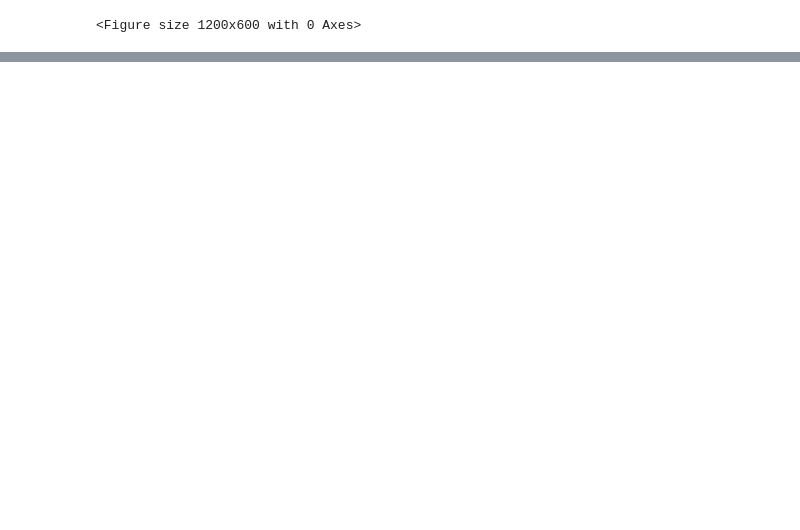
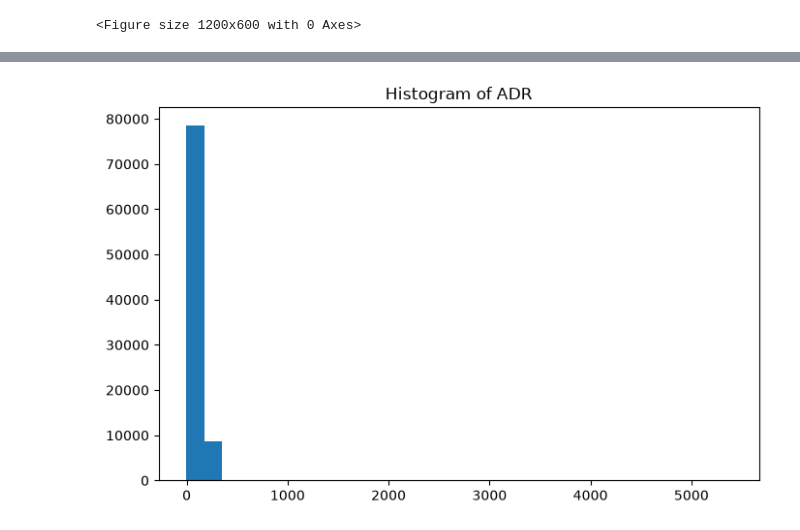
Before and after one commit to gur6356deep-dotcom/Hotel_booking, a Jupyter notebook: training.ipynb, the cells around one changed output, grey strips where cells are left out. Saved outputs shown, nothing was run; the diff lists cells and outputs as text; code cells hidden in the pictures; blank space fills up the shorter version.

```diff
--- a/training.ipynb
+++ b/training.ipynb
@@ -229,0 +307,7 @@ data.drop_duplicates(inplace=True)
+# %%
+plt.figure(figsize=(8,5))
+plt.hist(data['adr'], bins=30)
+plt.title("Histogram of ADR")
+plt.show()
+# %% [output]
+[figure, added]
```
Also changed, not shown: parts of 15 cells of this notebook.
